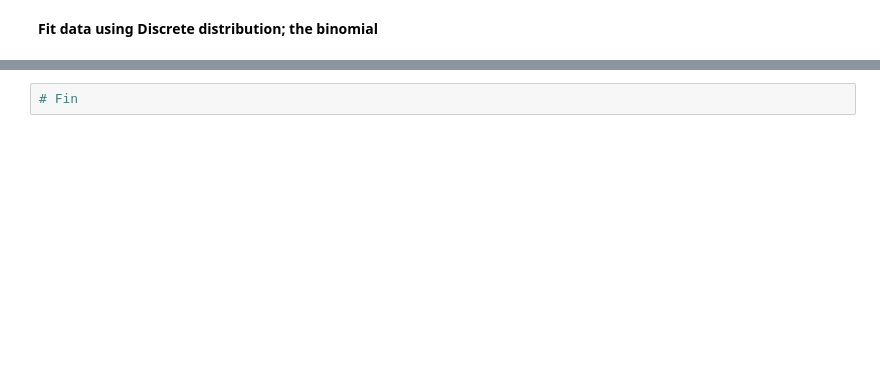
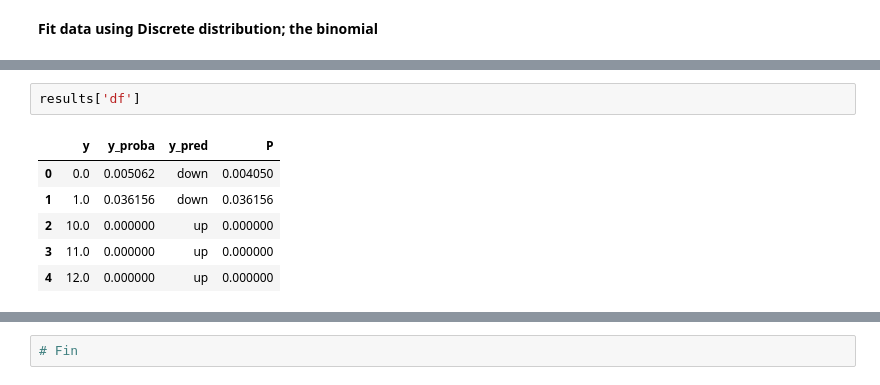
Before and after one commit to erdogant/distfit, a Jupyter notebook: notebooks/distfit.ipynb, the cells around one changed output, grey strips where cells are left out. Saved outputs shown, nothing was run; the diff lists cells and outputs as text; blank space fills up the shorter version.

```diff
--- a/notebooks/distfit.ipynb
+++ b/notebooks/distfit.ipynb
@@ -355,2 +373,11 @@ results = dist.predict(y)
+# %%
+results['df']
+# %% [output]
+|  | y | y_proba | y_pred | P |
+| 0 | 0.0 | 0.005062 | down | 0.004050 |
+| 1 | 1.0 | 0.036156 | down | 0.036156 |
+| 2 | 10.0 | 0.000000 | up | 0.000000 |
+| 3 | 11.0 | 0.000000 | up | 0.000000 |
+| 4 | 12.0 | 0.000000 | up | 0.000000 |
 # %%
 # Make plot with the results
```
Also changed, not shown: parts of 19 cells of this notebook.
